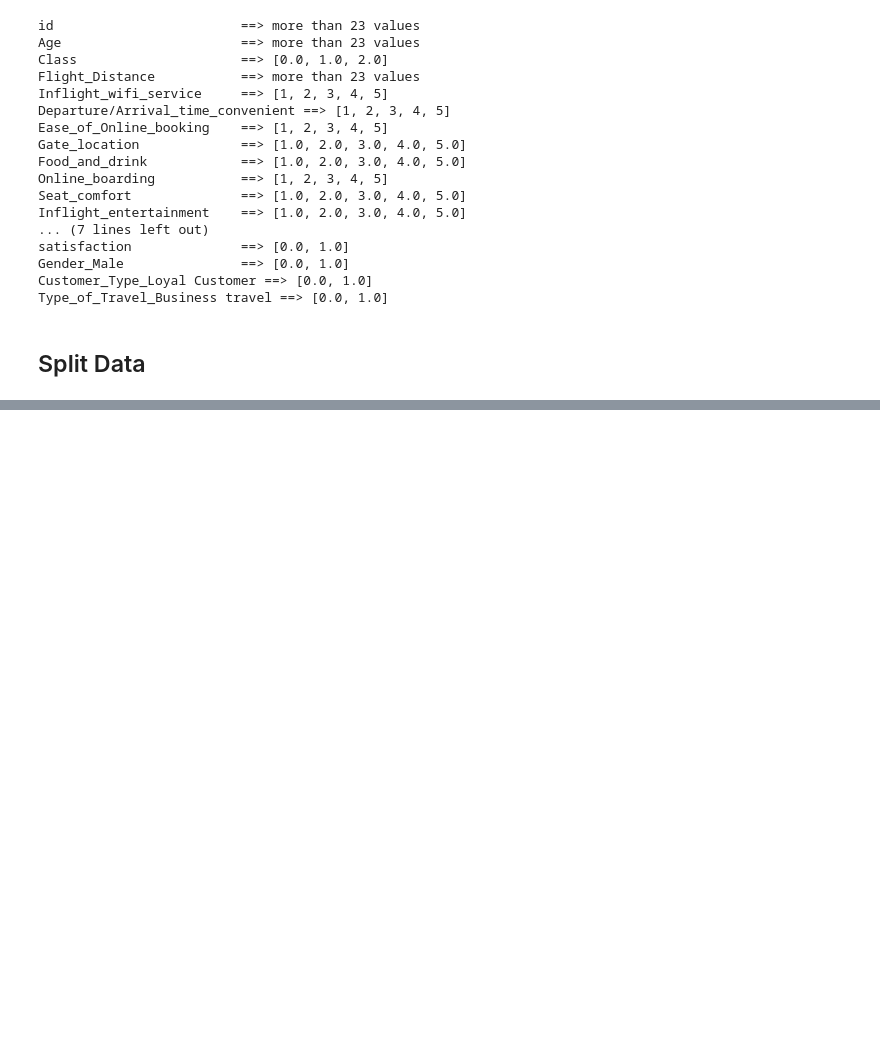
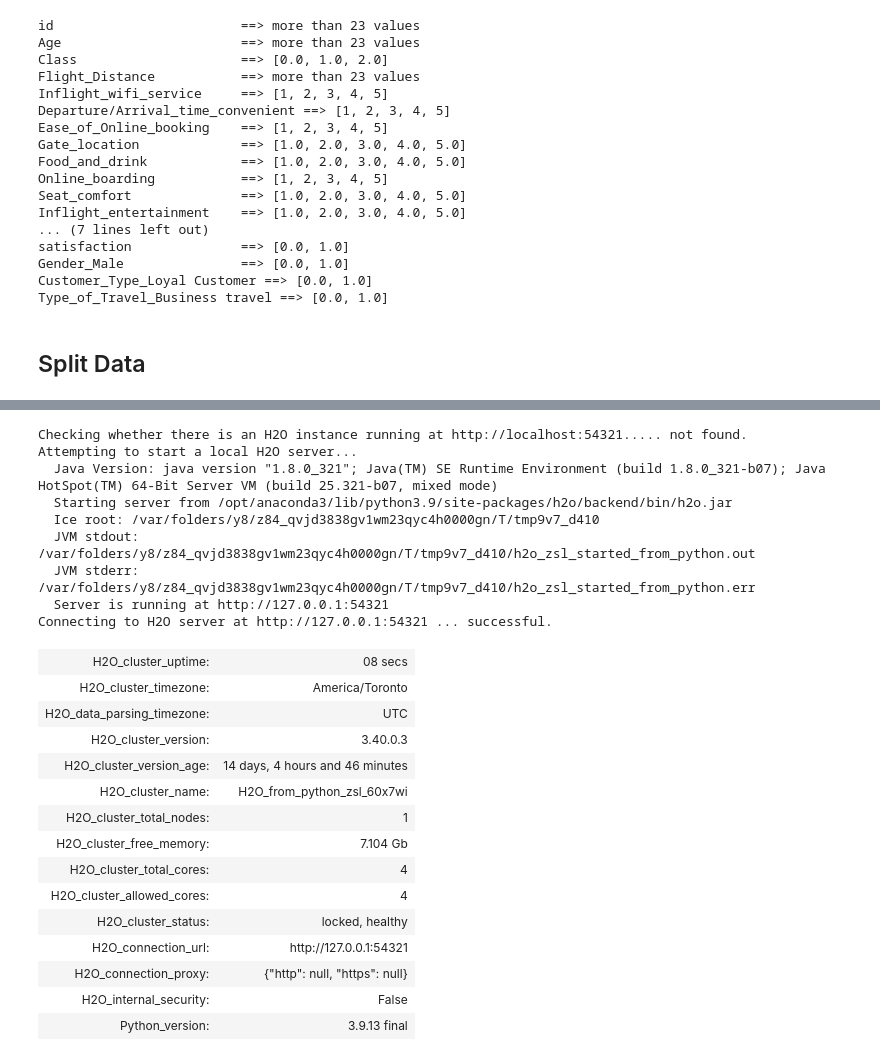
Before and after one commit to McGill-MMA-EnterpriseAnalytics/Airline-Passenger-Satisfaction-Prediction-Part2, a Jupyter notebook: Code/Airline_Data_modeling_Part2.ipynb, the cells around one changed output, grey strips where cells are left out. Cells and saved outputs as stored; diff of their text form; code cells hidden in the pictures; blank space fills up the shorter version.

```diff
--- a/Code/Airline_Data_modeling_Part2.ipynb
+++ b/Code/Airline_Data_modeling_Part2.ipynb
@@ -223,0 +261,29 @@ Type_of_Travel_Business travel ==> [0.0, 1.0]
+# %%
+import h2o
+h2o.init(max_mem_size='8G')
+from h2o.automl import H2OAutoML
+# %% [output]
+Checking whether there is an H2O instance running at http://localhost:54321..... not found.
+Attempting to start a local H2O server...
+  Java Version: java version "1.8.0_321"; Java(TM) SE Runtime Environment (build 1.8.0_321-b07); Java HotSpot(TM) 64-Bit Server VM (build 25.321-b07, mixed mode)
+  Starting server from /opt/anaconda3/lib/python3.9/site-packages/h2o/backend/bin/h2o.jar
+  Ice root: /var/folders/y8/z84_qvjd3838gv1wm23qyc4h0000gn/T/tmp9v7_d410
+  JVM stdout: /var/folders/y8/z84_qvjd3838gv1wm23qyc4h0000gn/T/tmp9v7_d410/h2o_zsl_started_from_python.out
+  JVM stderr: /var/folders/y8/z84_qvjd3838gv1wm23qyc4h0000gn/T/tmp9v7_d410/h2o_zsl_started_from_python.err
+  Server is running at http://127.0.0.1:54321
+Connecting to H2O server at http://127.0.0.1:54321 ... successful.
+| H2O_cluster_uptime: | 08 secs |
+| H2O_cluster_timezone: | America/Toronto |
+| H2O_data_parsing_timezone: | UTC |
+| H2O_cluster_version: | 3.40.0.3 |
+| H2O_cluster_version_age: | 14 days, 4 hours and 46 minutes |
+| H2O_cluster_name: | H2O_from_python_zsl_60x7wi |
+| H2O_cluster_total_nodes: | 1 |
+| H2O_cluster_free_memory: | 7.104 Gb |
+| H2O_cluster_total_cores: | 4 |
+| H2O_cluster_allowed_cores: | 4 |
+| H2O_cluster_status: | locked, healthy |
+| H2O_connection_url: | http://127.0.0.1:54321 |
+| H2O_connection_proxy: | {"http": null, "https": null} |
+| H2O_internal_security: | False |
+| Python_version: | 3.9.13 final |
```
Also changed, not shown: parts of 3 cells of this notebook.
